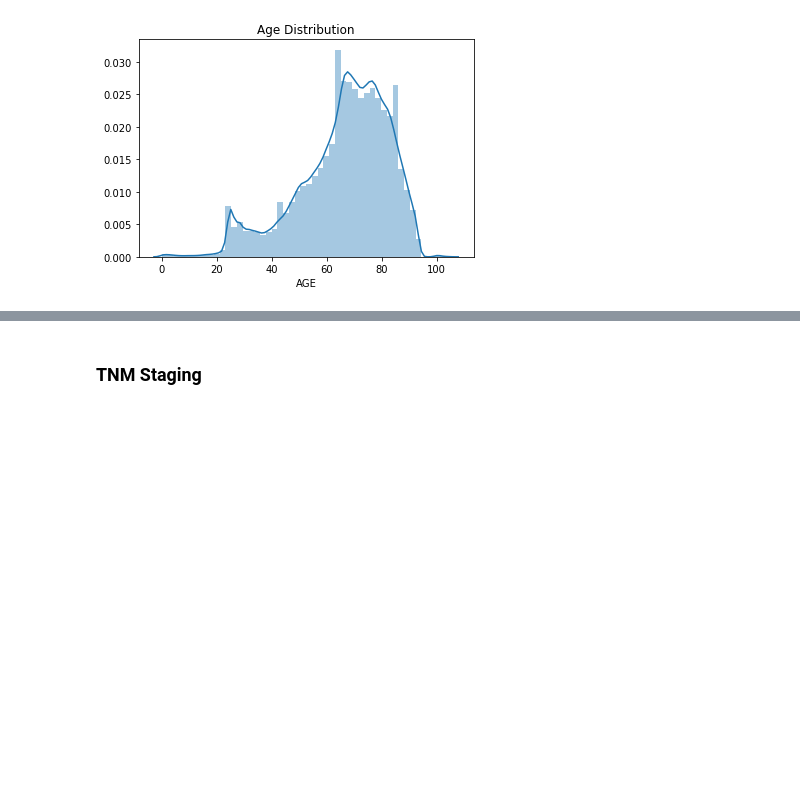
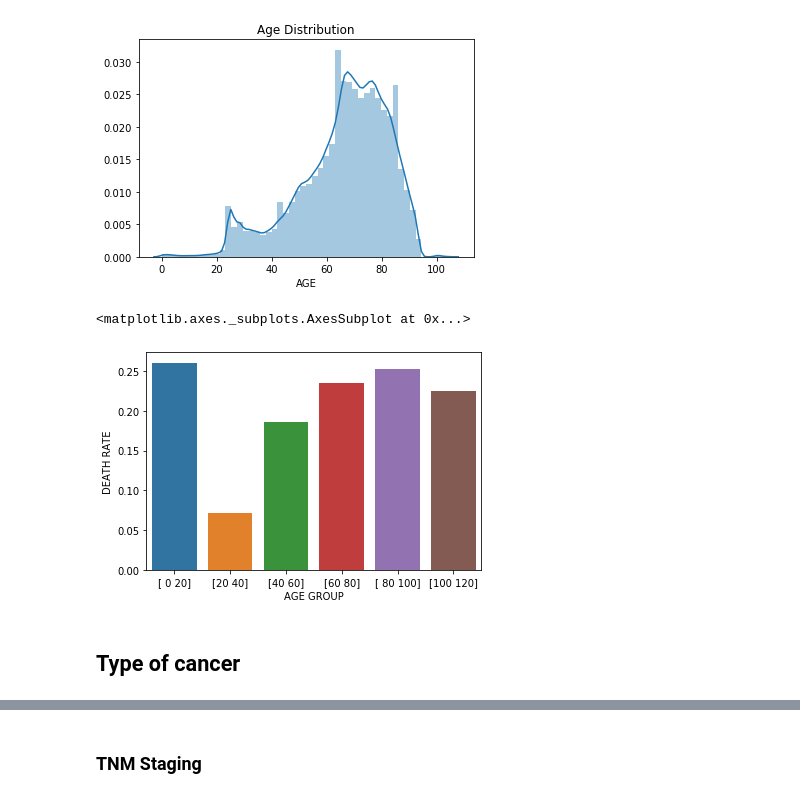
Before and after one commit to c-chen-ed5557/englishhealthdata, a Jupyter notebook: sim_av_patient.ipynb, the cells around one changed output, grey strips where cells are left out. Drawn from its saved outputs; the diff is of its cells as text; code cells hidden in the pictures; blank space fills up the shorter version.

Commit message:
death_by_age_group

```diff
--- a/sim_av_patient.ipynb
+++ b/sim_av_patient.ipynb
@@ -448,3 +445,35 @@ ax.set_title('Age Distribution')
 # %% [output]
 Text(0.5, 1.0, 'Age Distribution')
 [figure]
+# %%
+# bins = [10, 20, 30, 40, 50, 60, 70, 80, 90, 100, 110]
+# cats = pd.cut(merged_av_data['AGE'], bins)
+
+# age_group = [str(x.left) + ', ' + str(x.right) for x in cats]
+# merged_av_data['Age Group'] = cats
+# merged_av_data['Age Group'][0]
+
+def calculate_death_rate(group):
+    g = merged_av_data.loc[(merged_av_data['AGE'] > group[0]) & (merged_av_data['AGE'] <= group[1]), :].groupby('NEWVITALSTATUS').count()
+    death_rate = g.iloc[g.index.get_level_values('NEWVITALSTATUS') == 'D'].sum().max() / merged_av_data.loc[(merged_av_data['AGE'] > group[0]) & (merged_av_data['AGE'] <= group[1]), :].shape[0]
+    return death_rate
+
+calculate_death_rate([0, 200])
+
+age_groups = np.array([[0, 20],
+                    [20, 40],
+                    [40, 60],
+                    [60, 80],
+                    [80, 100],
+                    [100, 120]])
+
+death_rate_by_age_group = pd.DataFrame(data={'AGE GROUP': [str(group) for group in age_group], 'DEATH RATE': [calculate_death_rate(group) for group in age_group]})
+# %%
+
+
+sns.barplot(x='AGE GROUP', y='DEATH RATE', data=death_rate_by_age_group)
+# %% [output]
+<matplotlib.axes._subplots.AxesSubplot at 0x...>
+[figure, added]
+# %% [markdown]
+## Type of cancer
```
Also changed, not shown: parts of 8 cells of this notebook.
